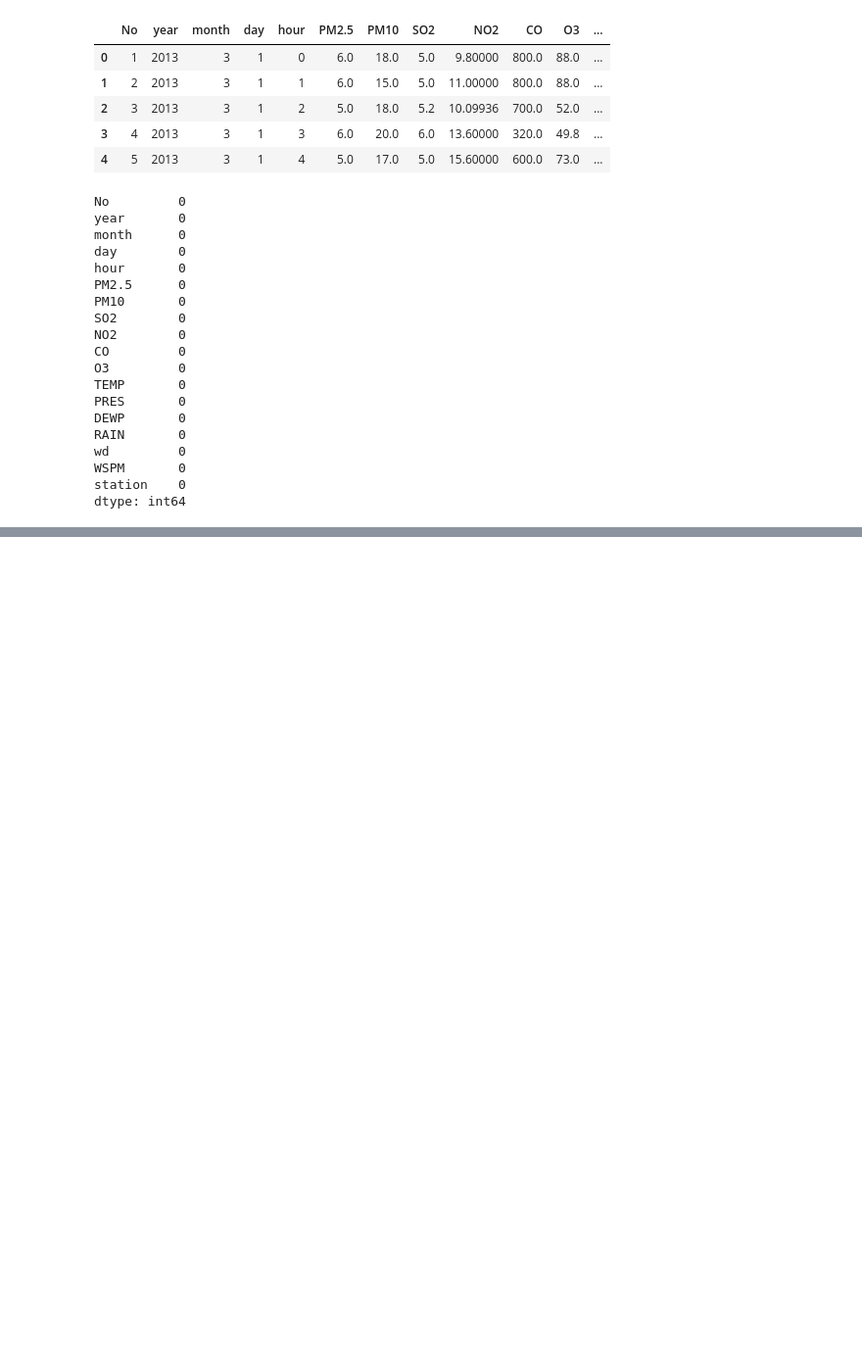
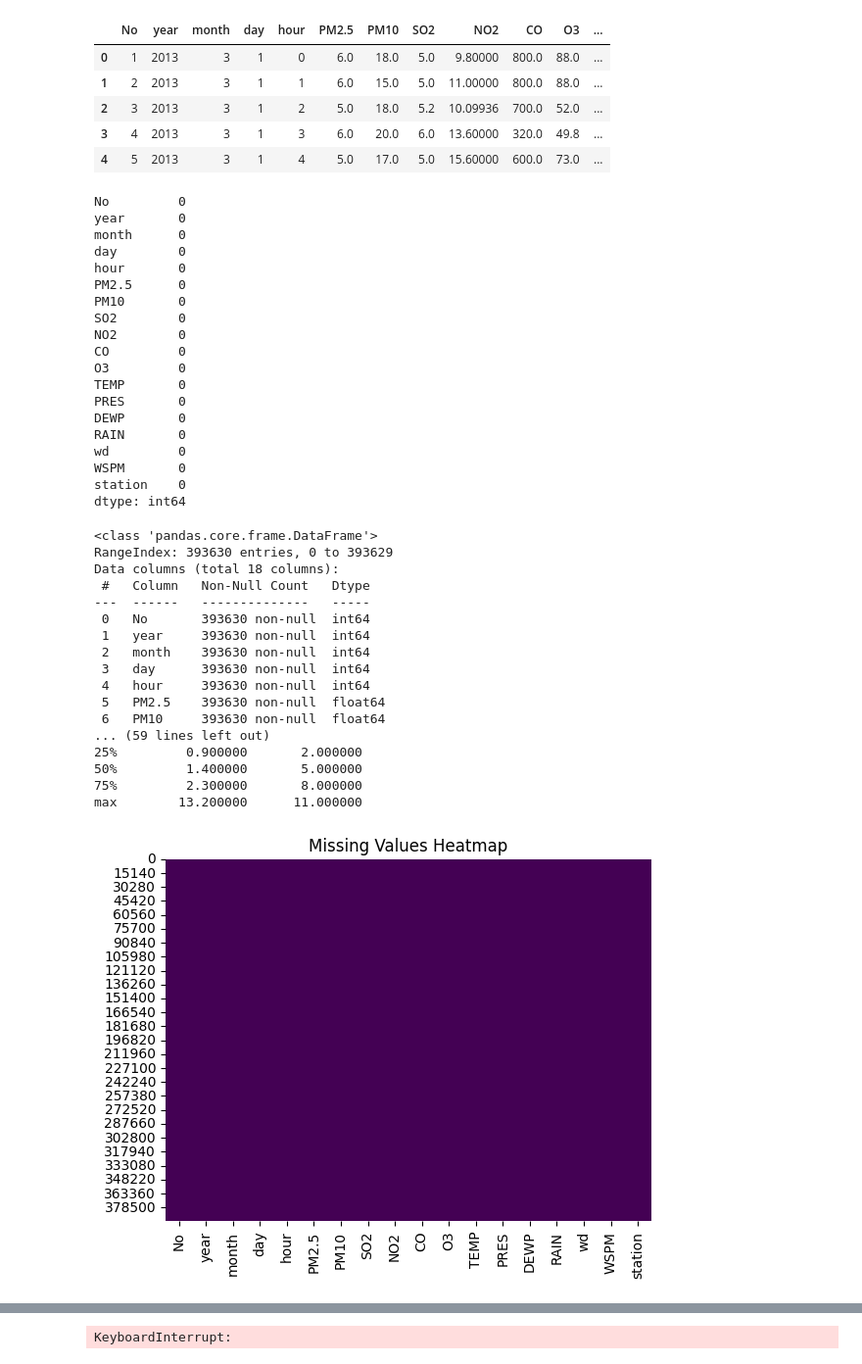
Before and after one commit to vinit-solanki/ProSmart-AQI, a Jupyter notebook: MODEL/LSTM-ARIMA/dataset_analysis.ipynb, the cells around one changed output, grey strips where cells are left out. Shown at 98% size. Drawn from its saved outputs; the diff is of its cells as text; code cells hidden in the pictures; blank space fills up the shorter version.

```diff
--- a/MODEL/LSTM-ARIMA/dataset_analysis.ipynb
+++ b/MODEL/LSTM-ARIMA/dataset_analysis.ipynb
@@ -35,3 +35,50 @@ wd         0
 WSPM       0
 station    0
 dtype: int64
+# %%
+# Display basic information
+print(df.info())
+
+# Show summary statistics
+print(df.describe())
+
+# Visualize missing values
+sns.heatmap(df.isna(), cbar=False, cmap='viridis')
+plt.title('Missing Values Heatmap')
+plt.show()
+
+# Plot distributions for numerical features
+df.hist(figsize=(12, 8), bins=30)
+plt.tight_layout()
+plt.show()
+
+# Pairplot for numerical features
+sns.pairplot(df.select_dtypes(include=np.number))
+plt.show()
+
+# Countplot for categorical features (if any)
+categorical_cols = df.select_dtypes(include='object').columns
+for col in categorical_cols:
+    plt.figure(figsize=(6, 4))
+    sns.countplot(data=df, x=col)
+    plt.title(f'Countplot of {col}')
+    plt.show()
+# %% [output]
+<class 'pandas.core.frame.DataFrame'>
+RangeIndex: 393630 entries, 0 to 393629
+Data columns (total 18 columns):
+ #   Column   Non-Null Count   Dtype
+---  ------   --------------   -----
+ 0   No       393630 non-null  int64
+ 1   year     393630 non-null  int64
+ 2   month    393630 non-null  int64
+ 3   day      393630 non-null  int64
+ 4   hour     393630 non-null  int64
+ 5   PM2.5    393630 non-null  float64
+ 6   PM10     393630 non-null  float64
+... (59 lines left out)
+25%         0.900000       2.000000
+50%         1.400000       5.000000
+75%         2.300000       8.000000
+max        13.200000      11.000000
+[figure, added]
@@ -37,0 +86 @@ dtype: int64
+KeyboardInterrupt:
```
Also changed, not shown: parts of 5 cells of this notebook, 42 other files.
